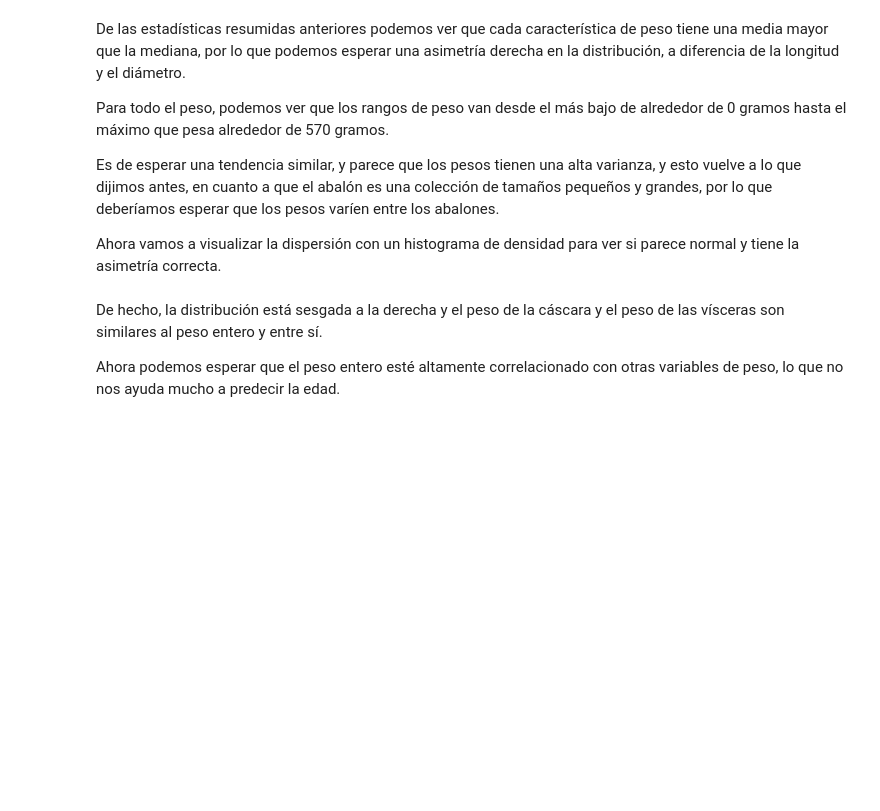
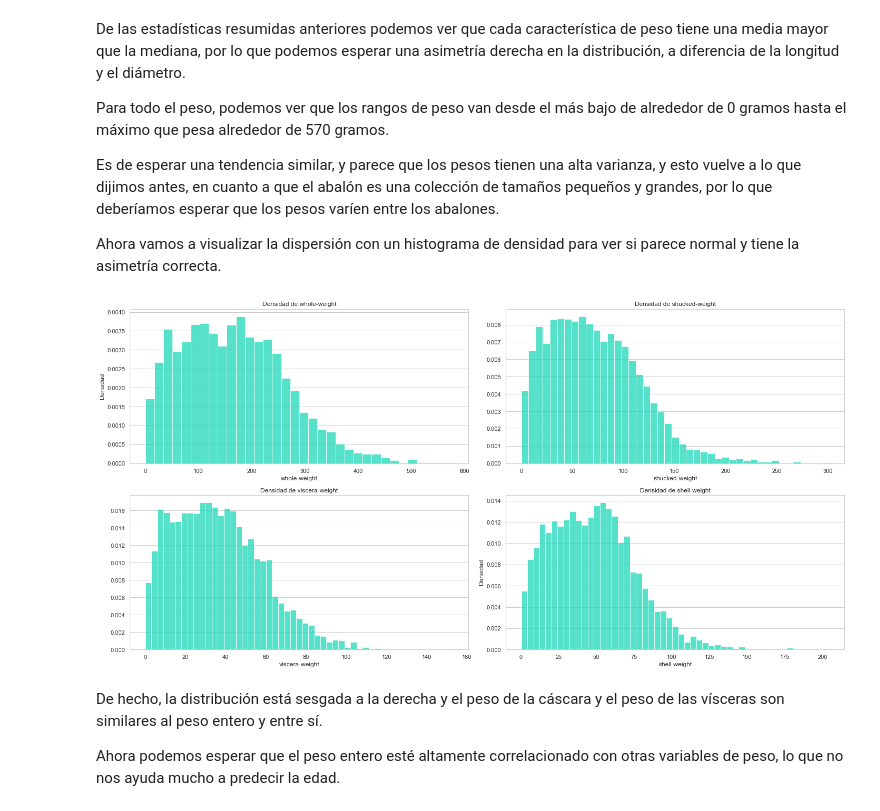
Before and after one commit to nubango/AprendizajeAutomatico, a Jupyter notebook: Proyecto Final/abalone.ipynb, the cells around one changed output. Cells and saved outputs as stored; diff of their text form; code cells hidden in the pictures; blank space fills up the shorter version.

```diff
--- a/Proyecto Final/abalone.ipynb
+++ b/Proyecto Final/abalone.ipynb
@@ -184,26 +242,27 @@ Ahora vamos a visualizar la dispersión con un histograma de densidad para ver s
 # %%
 def freeman_diaconis(data):
     quartiles = stats.mstats.mquantiles(data, [0.25, 0.5, 0.75])
     iqr = quartiles[2] - quartiles[0]
     n = len(data)
     h = 2.0 * (iqr/n**(1.0/3.0))
     return int(h)
 
 weights = ['whole-weight', 'shucked-weight', 'viscera-weight', 'shell-weight']
 figure = plt.figure(figsize=(20, 10))
-#figure = plt.subplots(nrows=2, ncols=2)
 for i, k in enumerate(weights):
     axes = figure.add_subplot(2, 2, i + 1)
     subdata = df[k]
     binwidth = freeman_diaconis(subdata)
     bins = np.arange(min(subdata), max(subdata) + binwidth, binwidth)
-    axes.hist(subdata, color="steelblue", bins=bins, density=True, alpha=0.75)
+    axes.hist(subdata, color="#1DD7B9", bins=bins, density=True, alpha=0.75)
     axes.xaxis.grid(False)
     axes.set_title("Densidad de {}".format(k))
     if (i % 3 == 0):
-        axes.set_ylabel("Density")
+        axes.set_ylabel("Densidad")
     axes.set_xlabel(k)
 plt.tight_layout()
+# %% [output]
+[figure, added]
 # %% [markdown]
 De hecho, la distribución está sesgada a la derecha y el peso de la cáscara y el peso de las vísceras son similares al peso entero y entre sí.
 
```
Also changed, not shown: parts of 30 cells of this notebook, 2 other files.
